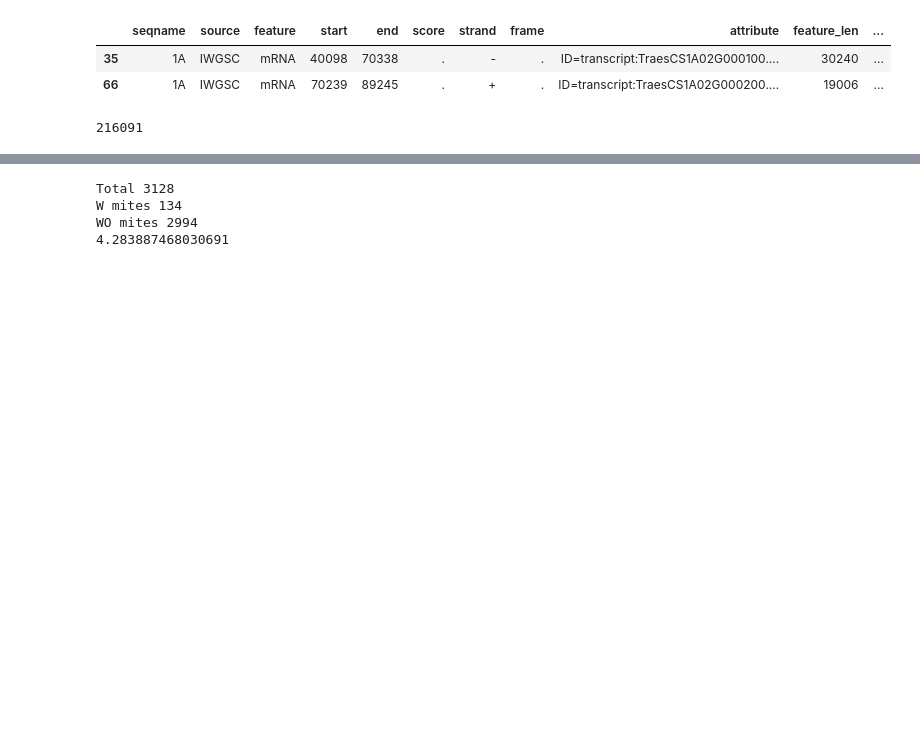
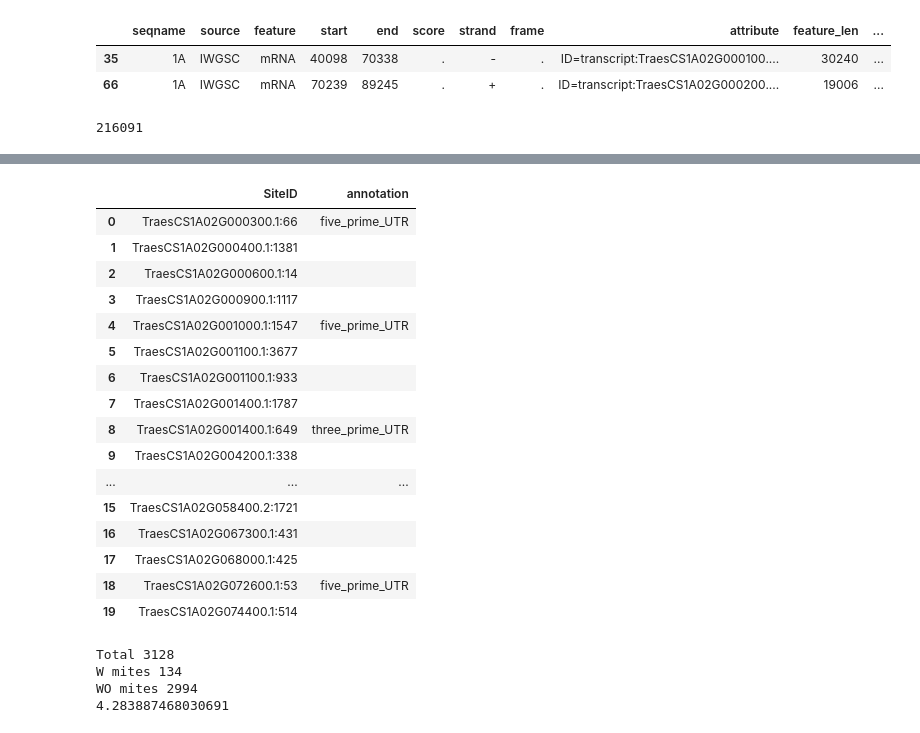
Before and after one commit to juancresc/mirna_mite, a Jupyter notebook: 2_analysis/2_cleavage.ipynb, the cells around one changed output, grey strips where cells are left out. Drawn from its saved outputs; the diff is of its cells as text; code cells hidden in the pictures; blank space fills up the shorter version.

```diff
--- a/2_analysis/2_cleavage.ipynb
+++ b/2_analysis/2_cleavage.ipynb
@@ -195,7 +195,25 @@ for k,v in df.iterrows():
         if v2.feature == 'three_prime_UTR' and v2.strand == '-' and transcript_slice <= v2.feature_len:
              df.loc[k, 'annotation'] = 'three_prime_UTR'
 # %%
-df.head(20)
+df[['SiteID','annotation']].head(20)
+# %% [output]
+|  | SiteID | annotation |
+| 0 | TraesCS1A02G000300.1:66 | five_prime_UTR |
+| 1 | TraesCS1A02G000400.1:1381 |  |
+| 2 | TraesCS1A02G000600.1:14 |  |
+| 3 | TraesCS1A02G000900.1:1117 |  |
+| 4 | TraesCS1A02G001000.1:1547 | five_prime_UTR |
+| 5 | TraesCS1A02G001100.1:3677 |  |
+| 6 | TraesCS1A02G001100.1:933 |  |
+| 7 | TraesCS1A02G001400.1:1787 |  |
+| 8 | TraesCS1A02G001400.1:649 | three_prime_UTR |
+| 9 | TraesCS1A02G004200.1:338 |  |
+| ... | ... | ... |
+| 15 | TraesCS1A02G058400.2:1721 |  |
+| 16 | TraesCS1A02G067300.1:431 |  |
+| 17 | TraesCS1A02G068000.1:425 |  |
+| 18 | TraesCS1A02G072600.1:53 | five_prime_UTR |
+| 19 | TraesCS1A02G074400.1:514 |  |
 # %%
 total = len(df.index)
 w_mites = len(df[df.MITE != ''].index)
```
